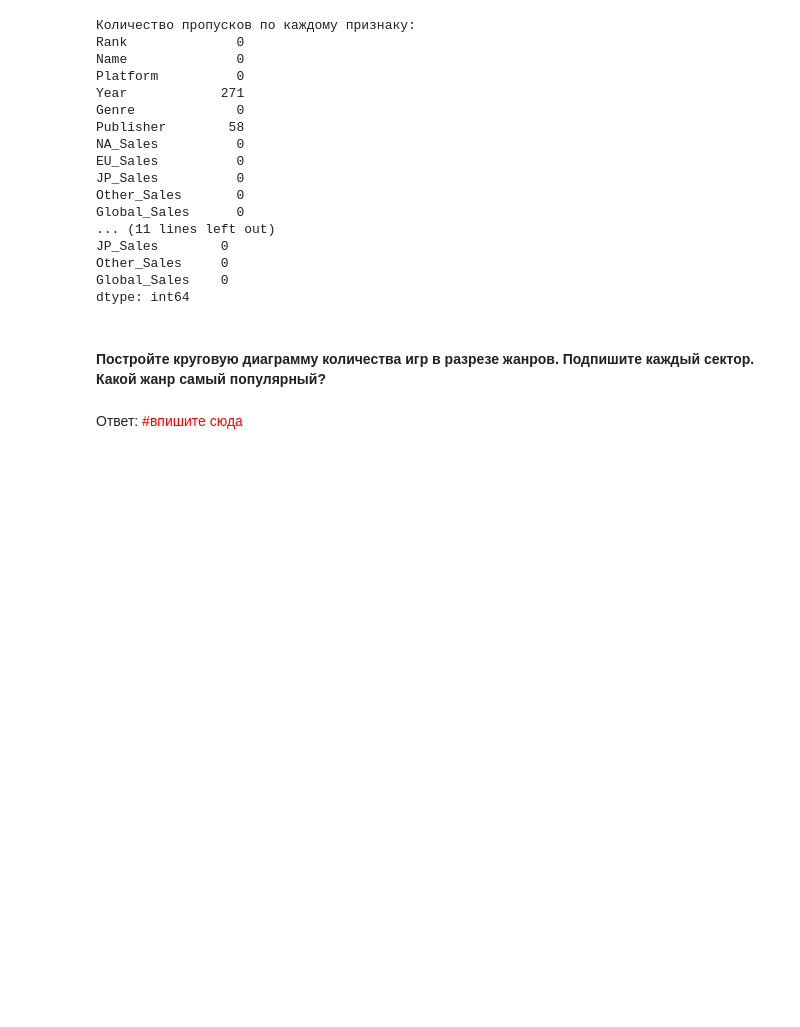
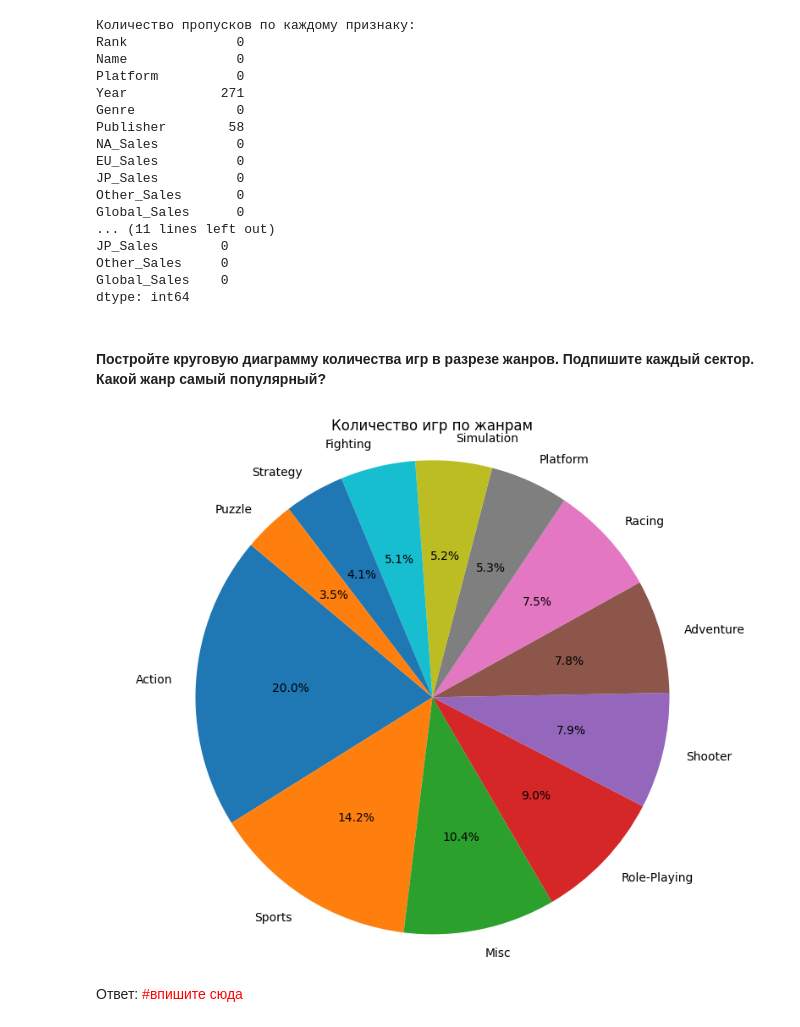
Before and after one commit to DortanMors/DataScienceLabs, a Jupyter notebook: lab_2.1_6407_ФоминВС.ipynb, the cells around one changed output. Drawn from its saved outputs; the diff is of its cells as text; code cells hidden in the pictures; blank space fills up the shorter version.

Commit message:
lab3 circle diagram

```diff
--- a/lab_2.1_6407_ФоминВС.ipynb
+++ b/lab_2.1_6407_ФоминВС.ipynb
@@ -152,3 +150,15 @@ dtype: int64
+# %%
+# Подсчет количества игр для каждого жанра
+genre_counts = df['Genre'].value_counts()
+
+# Построение круговой диаграммы
+plt.figure(figsize=(10, 8))
+plt.pie(genre_counts, labels=genre_counts.index, autopct='%1.1f%%', startangle=140)
+plt.title('Количество игр по жанрам')
+plt.axis('equal')
+plt.show()
+# %% [output]
+[figure, added]
 # %% [markdown]
 Ответ: <span style="color:red">#впишите сюда</span>
 # %% [markdown]
```
Also changed, not shown: parts of 1 cell of this notebook.
